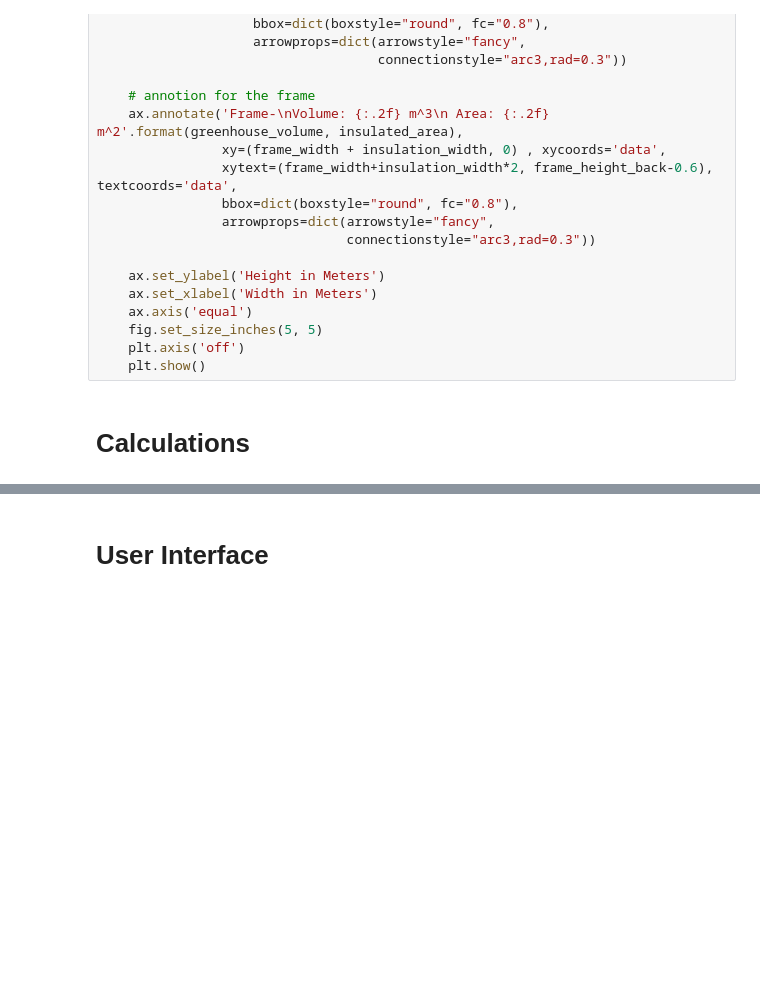
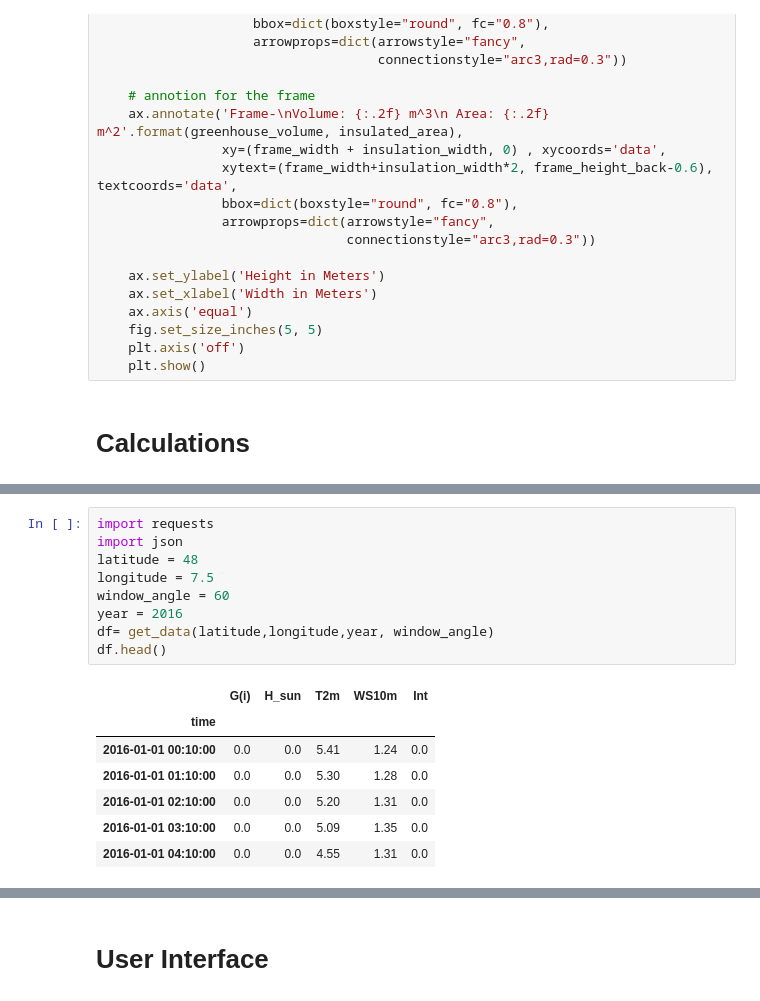
Before and after one commit to Taubenstrohhalm/SolarThermalColdframe, a Jupyter notebook: SolarThermalColdframe.ipynb, the cells around one changed output, grey strips where cells are left out. Saved outputs shown, nothing was run; the diff lists cells and outputs as text; blank space fills up the shorter version.

Commit message:
change: use pvgis instead of measured data, prototyp of get request for data acquisition from pvgis server

```diff
--- a/SolarThermalColdframe.ipynb
+++ b/SolarThermalColdframe.ipynb
@@ -552,3 +547,20 @@ def calc_results(start_date, end_date,**kwargs):
     plt.show();
 
     return
+# %%
+import requests
+import json
+latitude = 48
+longitude = 7.5
+window_angle = 60
+year = 2016
+df= get_data(latitude,longitude,year, window_angle)
+df.head()
+# %% [output]
+|  | G(i) | H_sun | T2m | WS10m | Int |
+| time |  |  |  |  |  |
+| 2016-01-01 00:10:00 | 0.0 | 0.0 | 5.41 | 1.24 | 0.0 |
+| 2016-01-01 01:10:00 | 0.0 | 0.0 | 5.30 | 1.28 | 0.0 |
+| 2016-01-01 02:10:00 | 0.0 | 0.0 | 5.20 | 1.31 | 0.0 |
+| 2016-01-01 03:10:00 | 0.0 | 0.0 | 5.09 | 1.35 | 0.0 |
+| 2016-01-01 04:10:00 | 0.0 | 0.0 | 4.55 | 1.31 | 0.0 |
```
Also changed, not shown: parts of 7 cells of this notebook.
